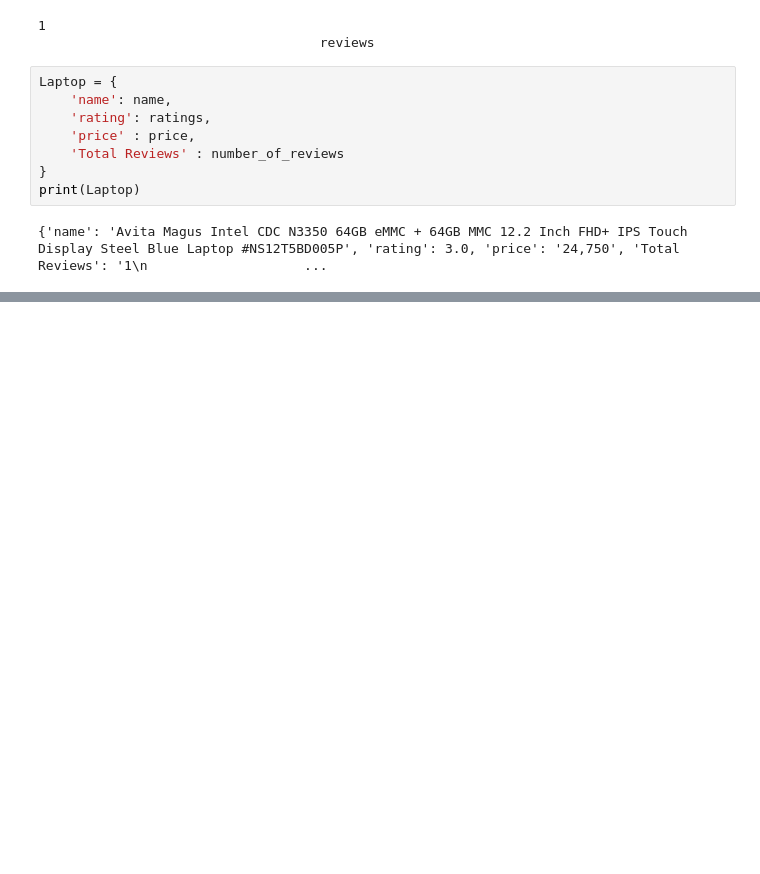
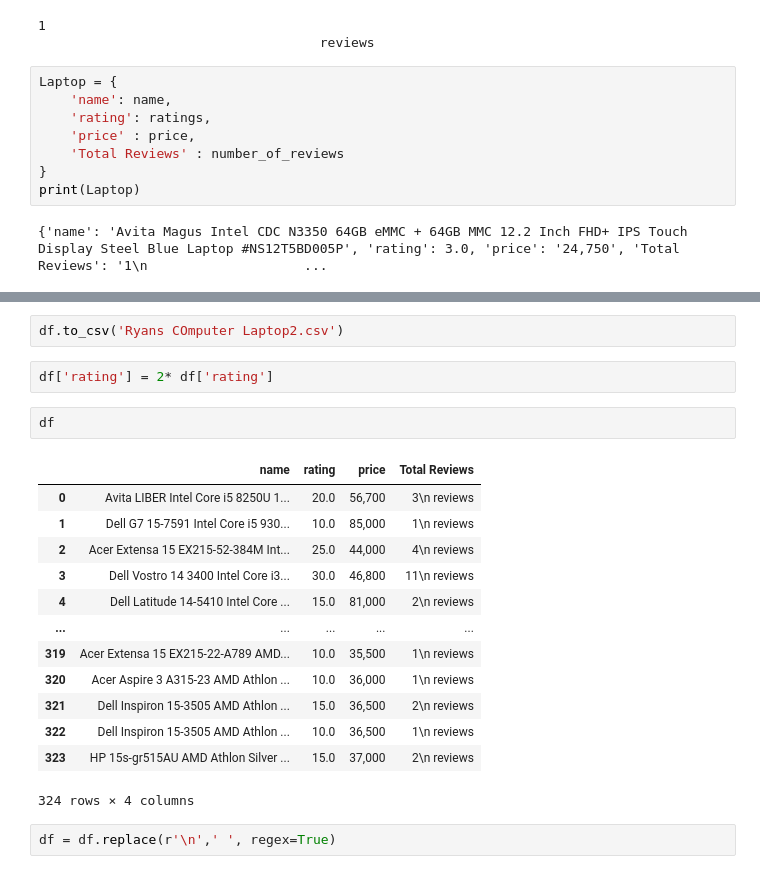
Before and after one commit to Lizard33k/Web-Scraping-Project-For-NLP, a Jupyter notebook: dhoni.ipynb, the cells around one changed output, grey strips where cells are left out. Cells and saved outputs as stored; diff of their text form; blank space fills up the shorter version.

```diff
--- a/dhoni.ipynb
+++ b/dhoni.ipynb
@@ -129,0 +140,22 @@ df=pd.DataFrame(laptoplist)
+# %%
+df.to_csv('Ryans COmputer Laptop2.csv')
+# %%
+df['rating'] = 2* df['rating']
+# %%
+df
+# %% [output]
+|  | name | rating | price | Total Reviews |
+| 0 | Avita LIBER Intel Core i5 8250U 1... | 20.0 | 56,700 | 3\n reviews |
+| 1 | Dell G7 15-7591 Intel Core i5 930... | 10.0 | 85,000 | 1\n reviews |
+| 2 | Acer Extensa 15 EX215-52-384M Int... | 25.0 | 44,000 | 4\n reviews |
+| 3 | Dell Vostro 14 3400 Intel Core i3... | 30.0 | 46,800 | 11\n reviews |
+| 4 | Dell Latitude 14-5410 Intel Core ... | 15.0 | 81,000 | 2\n reviews |
+| ... | ... | ... | ... | ... |
+| 319 | Acer Extensa 15 EX215-22-A789 AMD... | 10.0 | 35,500 | 1\n reviews |
+| 320 | Acer Aspire 3 A315-23 AMD Athlon ... | 10.0 | 36,000 | 1\n reviews |
+| 321 | Dell Inspiron 15-3505 AMD Athlon ... | 15.0 | 36,500 | 2\n reviews |
+| 322 | Dell Inspiron 15-3505 AMD Athlon ... | 10.0 | 36,500 | 1\n reviews |
+| 323 | HP 15s-gr515AU AMD Athlon Silver ... | 15.0 | 37,000 | 2\n reviews |
+324 rows × 4 columns
+# %%
+df = df.replace(r'\n',' ', regex=True)
```
Also changed, not shown: parts of 14 cells of this notebook, 3 other files.
